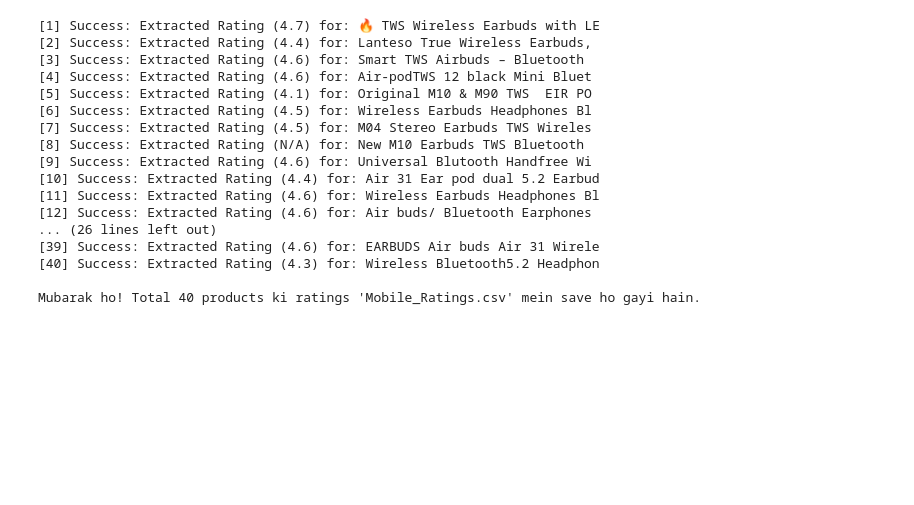
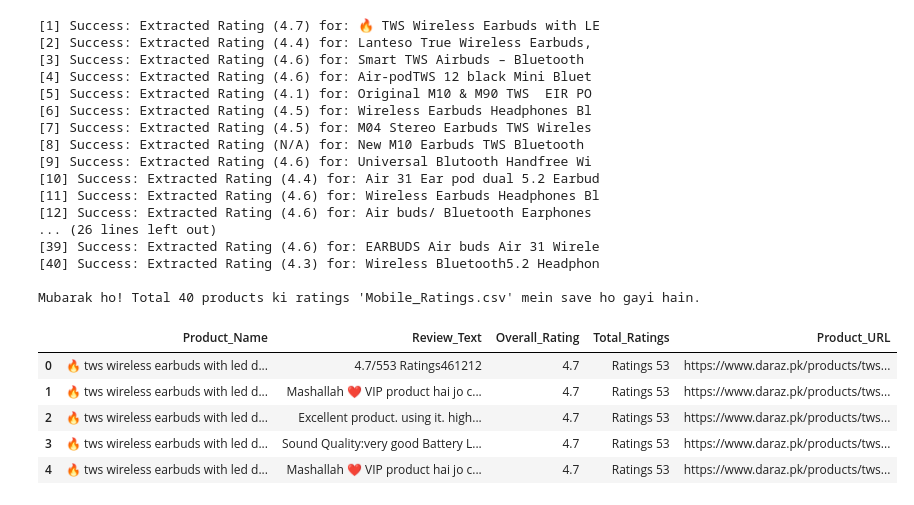
Before and after one commit to Fatima-Arain206/Web-Scrapping-Daraz, a Jupyter notebook: earbuds.ipynb, the cells around one changed output. Cells and saved outputs as stored; diff of their text form; code cells hidden in the pictures; blank space fills up the shorter version.

```diff
--- a/earbuds.ipynb
+++ b/earbuds.ipynb
@@ -453,3 +453,39 @@ else:
 [40] Success: Extracted Rating (4.3) for: Wireless Bluetooth5.2 Headphon
 
 Mubarak ho! Total 40 products ki ratings 'Mobile_Ratings.csv' mein save ho gayi hain.
+# %%
+import pandas as pd
+
+# Load both files
+reviews_df = pd.read_csv("EARBUDS_Reviews.csv")
+ratings_df = pd.read_csv("EARBUDS_Ratings.csv")
+
+# Normalize product names before merging
+reviews_df["Product_Name"] = (
+    reviews_df["Product_Name"].astype(str).str.strip().str.lower()
+)
+ratings_df["Product_Name"] = (
+    ratings_df["Product_Name"].astype(str).str.strip().str.lower()
+)
+
+# Remove duplicate rating records
+#ratings_df = ratings_df.drop_duplicates(subset=["Product_Name"])
+
+# Merge reviews with ratings
+merged_df = reviews_df.merge(
+    ratings_df,
+    on="Product_Name",
+    how="left"
+)
+
+# Save merged data
+merged_df.to_csv("EARBUDS_merged.csv", index=False, encoding="utf-8-sig")
+
+merged_df.head()
+# %% [output]
+|  | Product_Name | Review_Text | Overall_Rating | Total_Ratings | Product_URL |
+| 0 | 🔥 tws wireless earbuds with led d... | 4.7/553 Ratings461212 | 4.7 | Ratings 53 | https://www.daraz.pk/products/tws... |
+| 1 | 🔥 tws wireless earbuds with led d... | Mashallah ❤️ VIP product hai jo c... | 4.7 | Ratings 53 | https://www.daraz.pk/products/tws... |
+| 2 | 🔥 tws wireless earbuds with led d... | Excellent product. using it. high... | 4.7 | Ratings 53 | https://www.daraz.pk/products/tws... |
+| 3 | 🔥 tws wireless earbuds with led d... | Sound Quality:very good Battery L... | 4.7 | Ratings 53 | https://www.daraz.pk/products/tws... |
+| 4 | 🔥 tws wireless earbuds with led d... | Mashallah ❤️ VIP product hai jo c... | 4.7 | Ratings 53 | https://www.daraz.pk/products/tws... |
```
Also changed, not shown: 1 other file.
